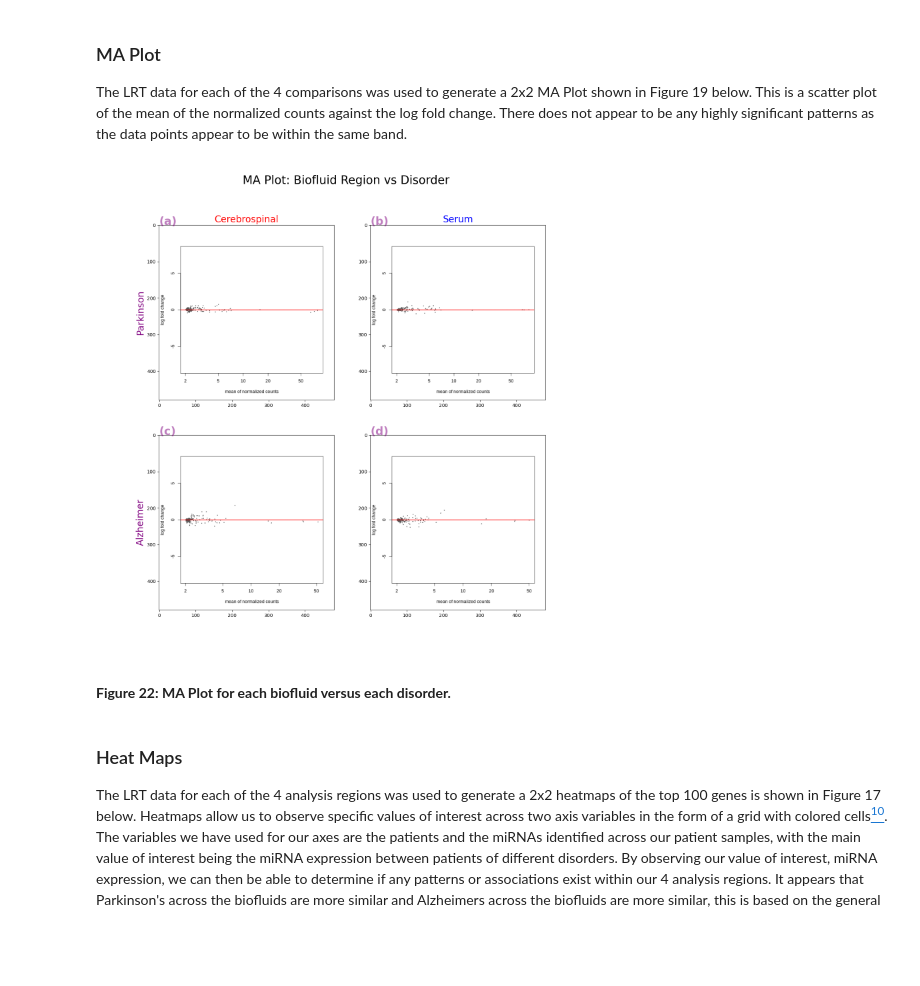
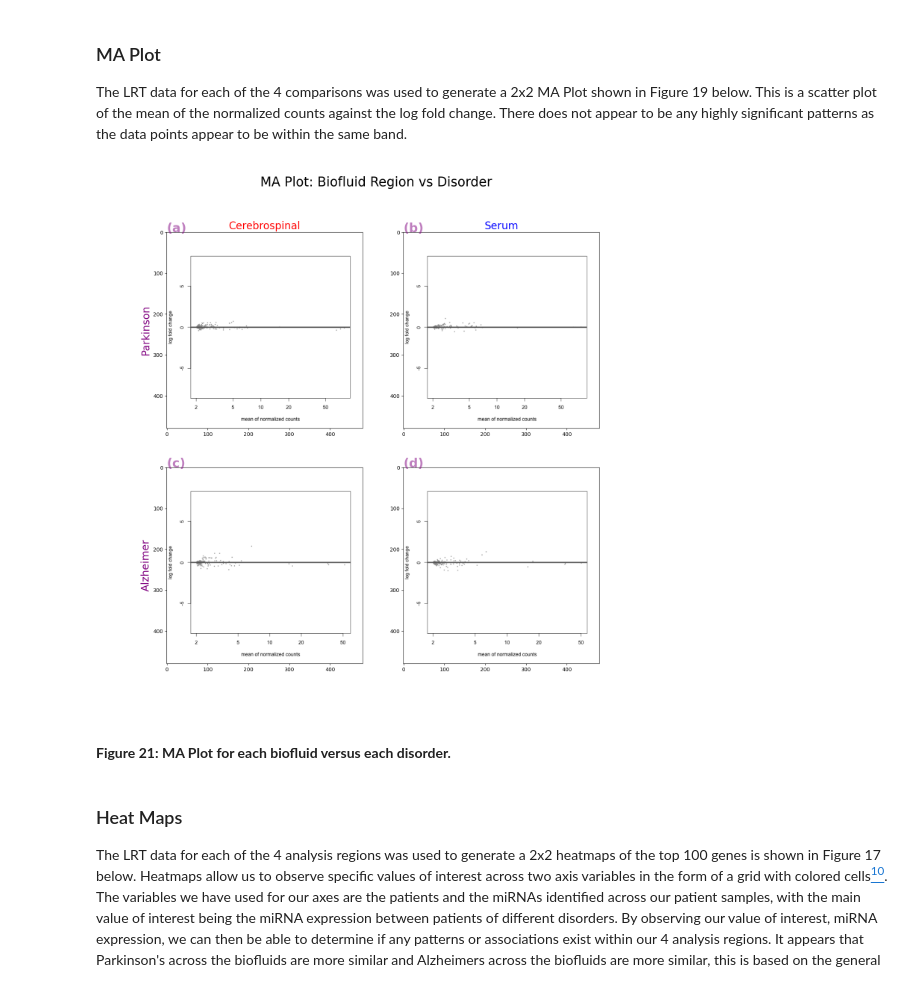
Before and after one commit to sksamra/DSC180B_B04_Capstone, a Jupyter notebook: notebooks/report.ipynb, the cells around one changed output. Saved outputs shown, nothing was run; the diff lists cells and outputs as text; code cells hidden in the pictures; blank space fills up the shorter version.

```diff
--- a/notebooks/report.ipynb
+++ b/notebooks/report.ipynb
@@ -509,13 +506,0 @@ Figure 18: Distribution of missingness of samples.
-# %%
-ax = sra["MEETS ERCC QC STANDARDS?"].value_counts().plot(kind='barh')
-ax.set_xlabel("Frequency")
-ax = ax.set_ylabel("Samples Per Patient")
-plt.title("BioSample Per Run Frequency")
-plt.show()
-display(HTML("<b>Figure "+str(figNum)+": Pass and Fail SRA Samples.</b>"))
-figNum += 1
-
-
-display(sra["MEETS ERCC QC STANDARDS?"].value_counts().to_frame())
-display(HTML("<b>Table "+str(tableNum)+": Pass and Fail SRA Samples</b>"))
-tableNum += 1
@@ -746,12 +724,12 @@ Table 13: The LRT descriptive summary for biofluid Cerebrospinal fluid for Parki
 The LRT data for each of the 4 comparisons was used to generate a 2x2 MA Plot shown in Figure 19 below. This is a scatter plot of the mean of the normalized counts against the log fold change.
 There does not appear to be any highly significant patterns as the data points appear to be within the same band.
 # %%
-display(Image("../data/out/ma_plot.png", width=500))
+display(Image("../data/out/ma_plot.png", width=600))
 display(HTML("<b>Figure "+str(figNum)+": MA Plot for each biofluid versus each disorder. </b>"))
 figNum += 1
 # %% [output]
-[figure, old version]
+[figure, new version]
-Figure 22: MA Plot for each biofluid versus each disorder.
+Figure 21: MA Plot for each biofluid versus each disorder.
 # %% [markdown]
 ### Heat Maps
 
```
Also changed, not shown: parts of 44 cells of this notebook.
